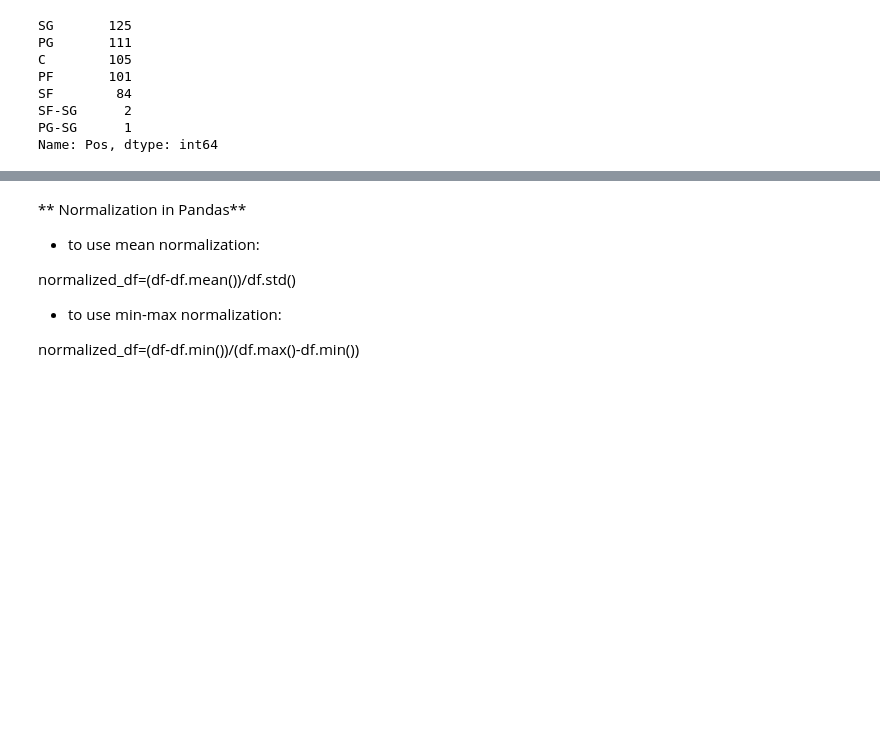
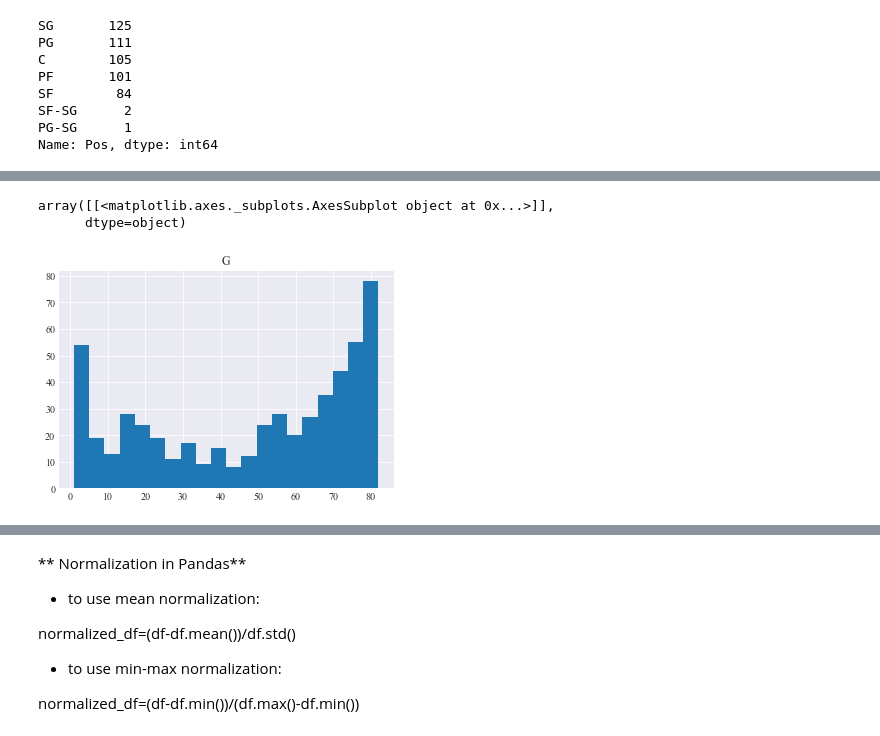
Before and after one commit to zjohnwei/nba-players-stats, a Jupyter notebook: nba-players-stats-part-1-exploratory-data-analysis.ipynb, the cells around one changed output, grey strips where cells are left out. Saved outputs shown, nothing was run; the diff lists cells and outputs as text; code cells hidden in the pictures; blank space fills up the shorter version.

```diff
--- a/nba-players-stats-part-1-exploratory-data-analysis.ipynb
+++ b/nba-players-stats-part-1-exploratory-data-analysis.ipynb
@@ -270,0 +273,12 @@ data_players.shape
+# %%
+# we will map our label string to numeric numbers
+Pos_dict = {
+    "SG": 1,
+    "PG": 2,
+    "C": 3,
+    "PF": 4,
+    "SF": 5
+}
+data_players['Pos']=data_players['Pos'].map(Pos_dict)
+data_players['Pos']=data_players['Pos'].astype('int64')
+data_players
@@ -270,0 +362,6 @@ data_players.shape
+# %%
+    data_players.hist(column='G', bins=20)
+# %% [output]
+array([[<matplotlib.axes._subplots.AxesSubplot object at 0x...>]],
+      dtype=object)
+[figure, added]
```
Also changed, not shown: parts of 20 cells of this notebook.
